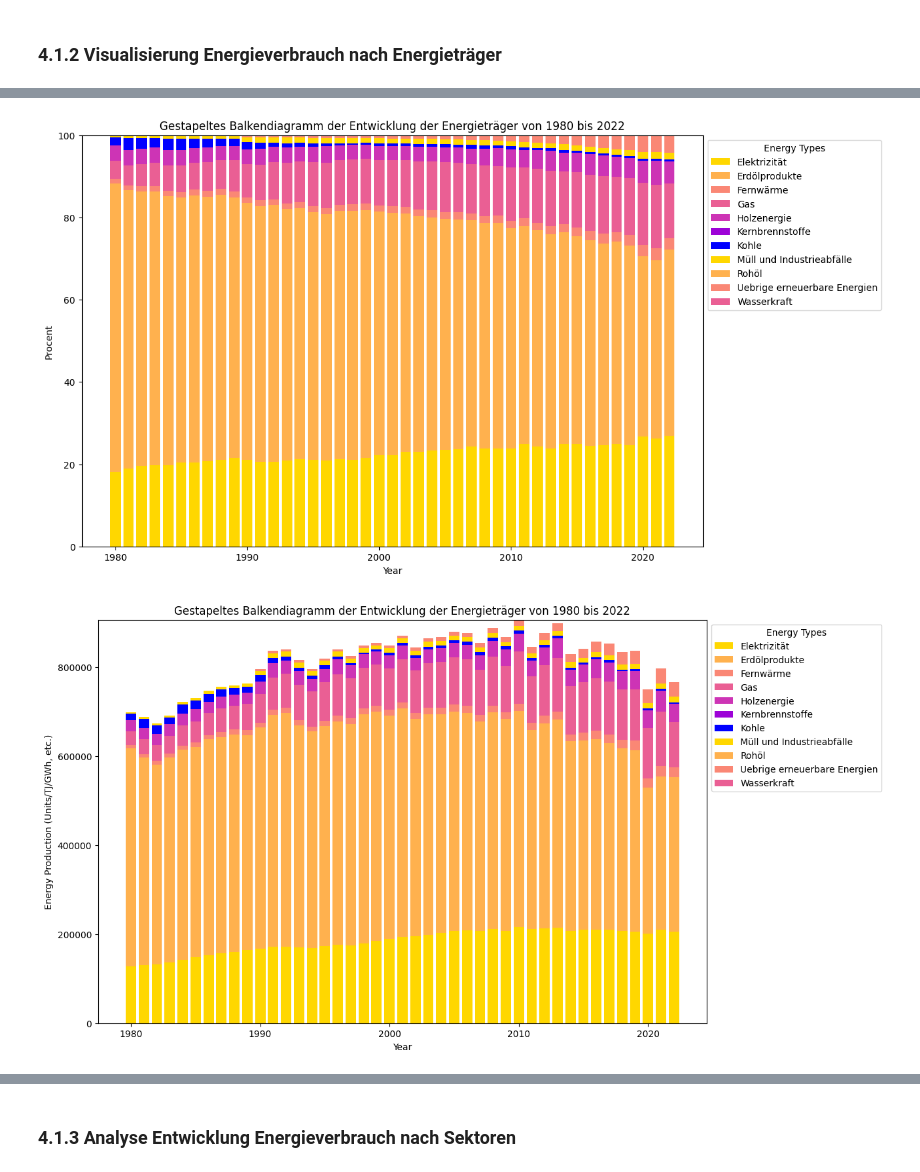
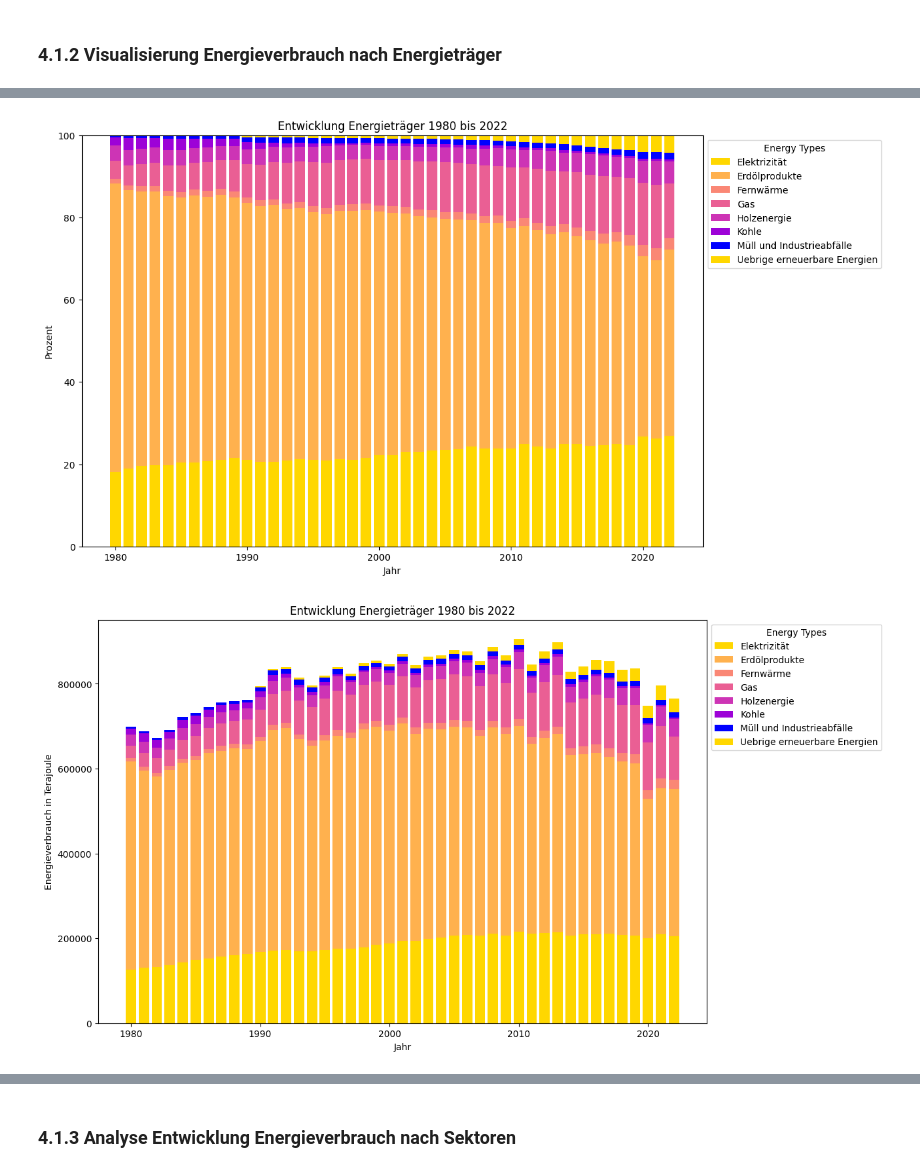
Before and after one commit to michaelzimmermannstudhslu/BINA_2024_energy_research, a Jupyter notebook: bina_casestudy_adhumezi.ipynb, the cells around one changed output, grey strips where cells are left out. Saved outputs shown, nothing was run; the diff lists cells and outputs as text; code cells hidden in the pictures.

```diff
--- a/bina_casestudy_adhumezi.ipynb
+++ b/bina_casestudy_adhumezi.ipynb
@@ -684,10 +692,13 @@ def summarize_energy_data_per_year_per_column(df, category_column):
     # Rückgabe des bearbeiteten DataFrames, der nun sowohl die absoluten Werte als auch die Prozentsätze enthält
     return summarized_data
 # %%
-# Auswahl der Daten, die ausschließlich zur Rubrik 'Endverbrauch - Total' gehören
-# Diese Filterung isoliert die Daten, die sich auf den gesamten Endverbrauch beziehen, von anderen Energieverbrauchsdaten im DataFrame
-EnergiedatenEndverbrauch = Energiedaten[Energiedaten['Rubrik'] == 'Endverbrauch - Total']
-
+# Auswahl der Daten, die ausschließlich zur Rubrik 'Endverbrauch - Total' gehören und bestimmte Energieträger ausschließen
+EnergiedatenEndverbrauch = Energiedaten[
+    (Energiedaten['Rubrik'] == 'Endverbrauch - Total') &
+    (Energiedaten['Energietraeger'] != 'Kernbrennstoffe') &
+    (Energiedaten['Energietraeger'] != 'Rohöl') &
+    (Energiedaten['Energietraeger'] != 'Wasserkraft')
+]
 # Anwendung der Funktion 'summarize_energy_data_per_year_per_column' zur Zusammenfassung der Energieverbrauchsdaten
 # Die Funktion summiert den Energieverbrauch nach Jahr und Energiequelle und berechnet den prozentualen Anteil jeder Energiequelle
 EnergieDatenEndverbrauchSummiert = summarize_energy_data_per_year_per_column(EnergiedatenEndverbrauch, 'Energietraeger')
@@ -1401,13 +1416,13 @@ plot_stacked_area(totalEnergy_pivoted_data, 'Jahr', 'Prozent', 'Gestapeltes Flä
 # %%
 colors = ['#ffd700', '#ffb14e', '#fa8775', '#ea5f94', '#cd34b5', '#9d02d7', '#0000ff']
 
-plot_stacked_bar(percentage_pivoted_data, 'Gestapeltes Balkendiagramm der Entwicklung der Energieträger von 1980 bis 2022', 'Year', 'Procent', colors=colors)
+plot_stacked_bar(percentage_pivoted_data, 'Entwicklung Energieträger 1980 bis 2022', 'Jahr', 'Prozent', colors=colors)
 # %% [output]
-[figure, old version]
+[figure, new version]
 # %%
 colors = ['#ffd700', '#ffb14e', '#fa8775', '#ea5f94', '#cd34b5', '#9d02d7', '#0000ff']
 
-plot_stacked_bar(totalEnergy_pivoted_data, 'Gestapeltes Balkendiagramm der Entwicklung der Energieträger von 1980 bis 2022', 'Year', 'Energy Production (Units/TJ/GWh, etc.)', colors=colors)
+plot_stacked_bar(totalEnergy_pivoted_data, 'Entwicklung Energieträger 1980 bis 2022', 'Jahr', 'Energieverbrauch in Terajoule', colors=colors)
 # %% [output]
-[figure, old version]
+[figure, new version]
 # %%
```
Also changed, not shown: parts of 144 cells of this notebook.
